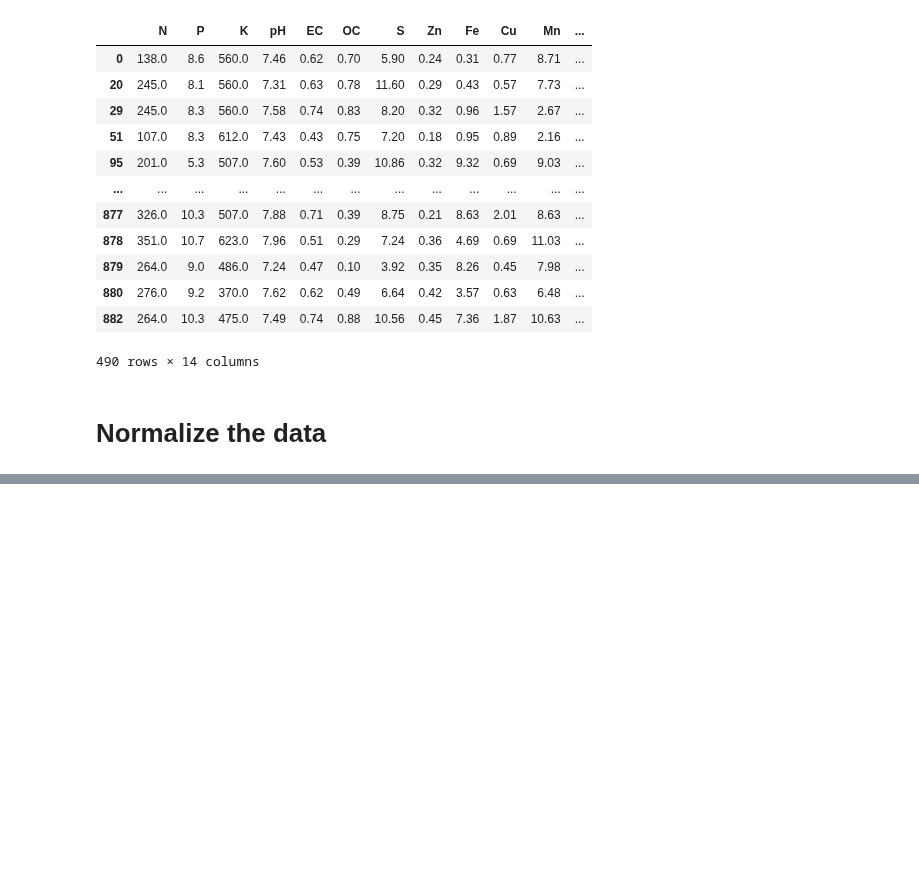
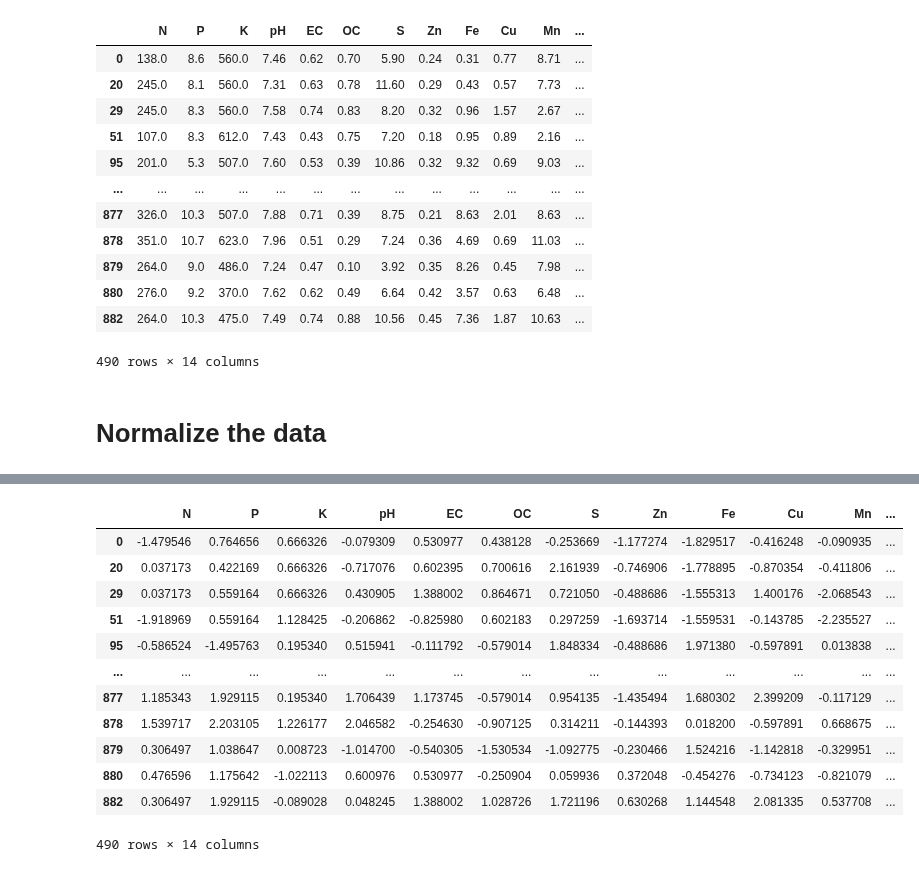
Before and after one commit to Mounir-charef/data_mining, a Jupyter notebook: notebooks/data_exploration.ipynb, the cells around one changed output, grey strips where cells are left out. Drawn from its saved outputs; the diff is of its cells as text; code cells hidden in the pictures; blank space fills up the shorter version.

Commit message:
add normalization to dataset1

```diff
--- a/notebooks/data_exploration.ipynb
+++ b/notebooks/data_exploration.ipynb
@@ -380,0 +419,35 @@ df
+# %%
+import pandas as pd
+
+def z_score_normalization(input_df: pd.DataFrame) -> pd.DataFrame:
+    """
+    Perform z-score normalization on each column of a pandas DataFrame.
+
+    Parameters:
+    dataframe (pandas.DataFrame): The input DataFrame.
+
+    Returns:
+    pandas.DataFrame: DataFrame with values normalized using z-score normalization.
+    """
+    copy_df = input_df.copy()
+    means =  [custom_describe(df)[column]['mean'] for column in df.columns]
+    stds =  [custom_describe(df)[column]['std'] for column in df.columns]
+    copy_df = (copy_df - means) / stds
+
+    return copy_df
+# %%
+z_score_normalization(df)
+# %% [output]
+|  | N | P | K | pH | EC | OC | S | Zn | Fe | Cu | Mn | ... |
+| 0 | -1.479546 | 0.764656 | 0.666326 | -0.079309 | 0.530977 | 0.438128 | -0.253669 | -1.177274 | -1.829517 | -0.416248 | -0.090935 | ... |
+| 20 | 0.037173 | 0.422169 | 0.666326 | -0.717076 | 0.602395 | 0.700616 | 2.161939 | -0.746906 | -1.778895 | -0.870354 | -0.411806 | ... |
+| 29 | 0.037173 | 0.559164 | 0.666326 | 0.430905 | 1.388002 | 0.864671 | 0.721050 | -0.488686 | -1.555313 | 1.400176 | -2.068543 | ... |
+| 51 | -1.918969 | 0.559164 | 1.128425 | -0.206862 | -0.825980 | 0.602183 | 0.297259 | -1.693714 | -1.559531 | -0.143785 | -2.235527 | ... |
+| 95 | -0.586524 | -1.495763 | 0.195340 | 0.515941 | -0.111792 | -0.579014 | 1.848334 | -0.488686 | 1.971380 | -0.597891 | 0.013838 | ... |
+| ... | ... | ... | ... | ... | ... | ... | ... | ... | ... | ... | ... | ... |
+| 877 | 1.185343 | 1.929115 | 0.195340 | 1.706439 | 1.173745 | -0.579014 | 0.954135 | -1.435494 | 1.680302 | 2.399209 | -0.117129 | ... |
+| 878 | 1.539717 | 2.203105 | 1.226177 | 2.046582 | -0.254630 | -0.907125 | 0.314211 | -0.144393 | 0.018200 | -0.597891 | 0.668675 | ... |
+| 879 | 0.306497 | 1.038647 | 0.008723 | -1.014700 | -0.540305 | -1.530534 | -1.092775 | -0.230466 | 1.524216 | -1.142818 | -0.329951 | ... |
+| 880 | 0.476596 | 1.175642 | -1.022113 | 0.600976 | 0.530977 | -0.250904 | 0.059936 | 0.372048 | -0.454276 | -0.734123 | -0.821079 | ... |
+| 882 | 0.306497 | 1.929115 | -0.089028 | 0.048245 | 1.388002 | 1.028726 | 1.721196 | 0.630268 | 1.144548 | 2.081335 | 0.537708 | ... |
+490 rows × 14 columns
```
Also changed, not shown: parts of 4 cells of this notebook.
